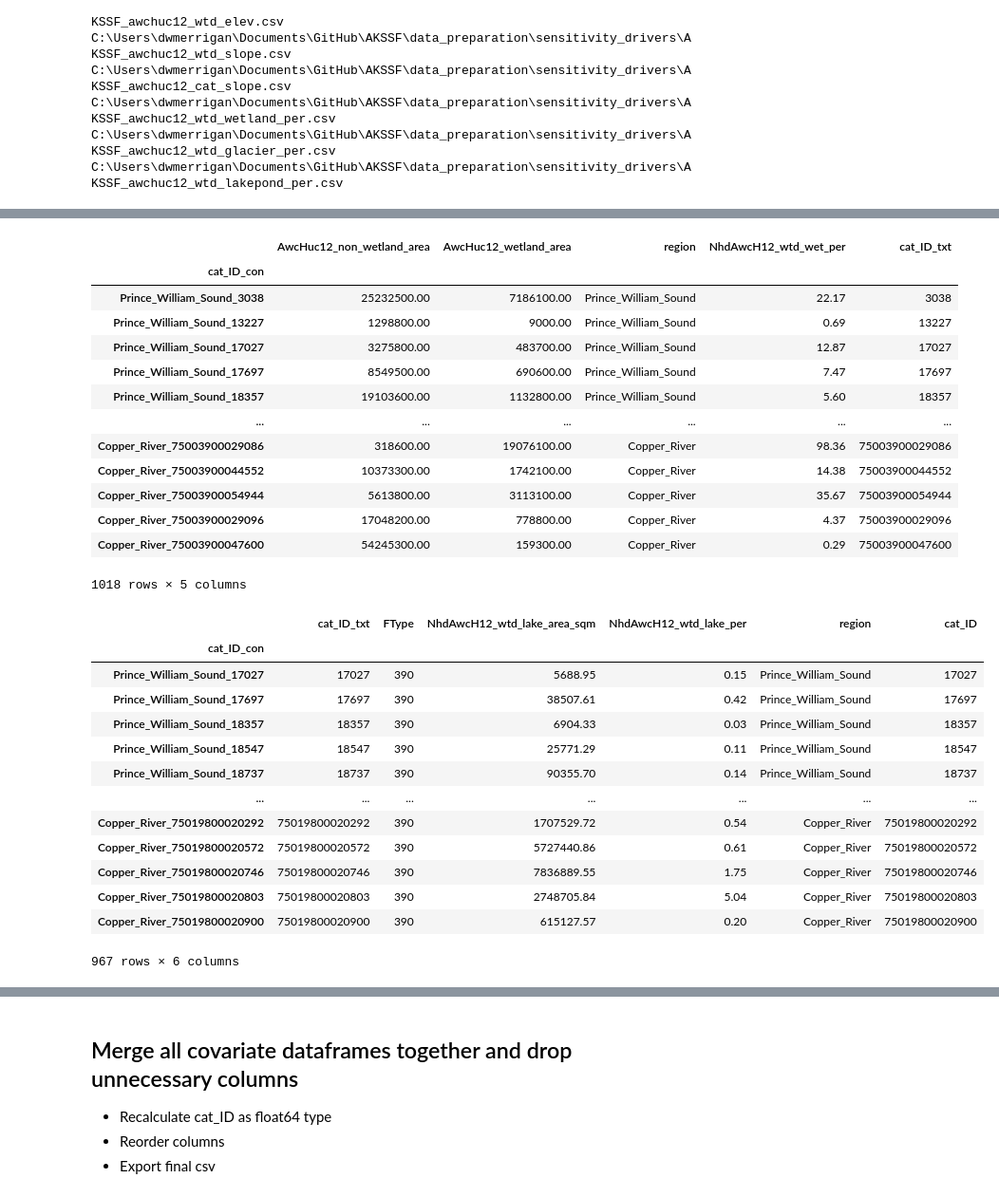
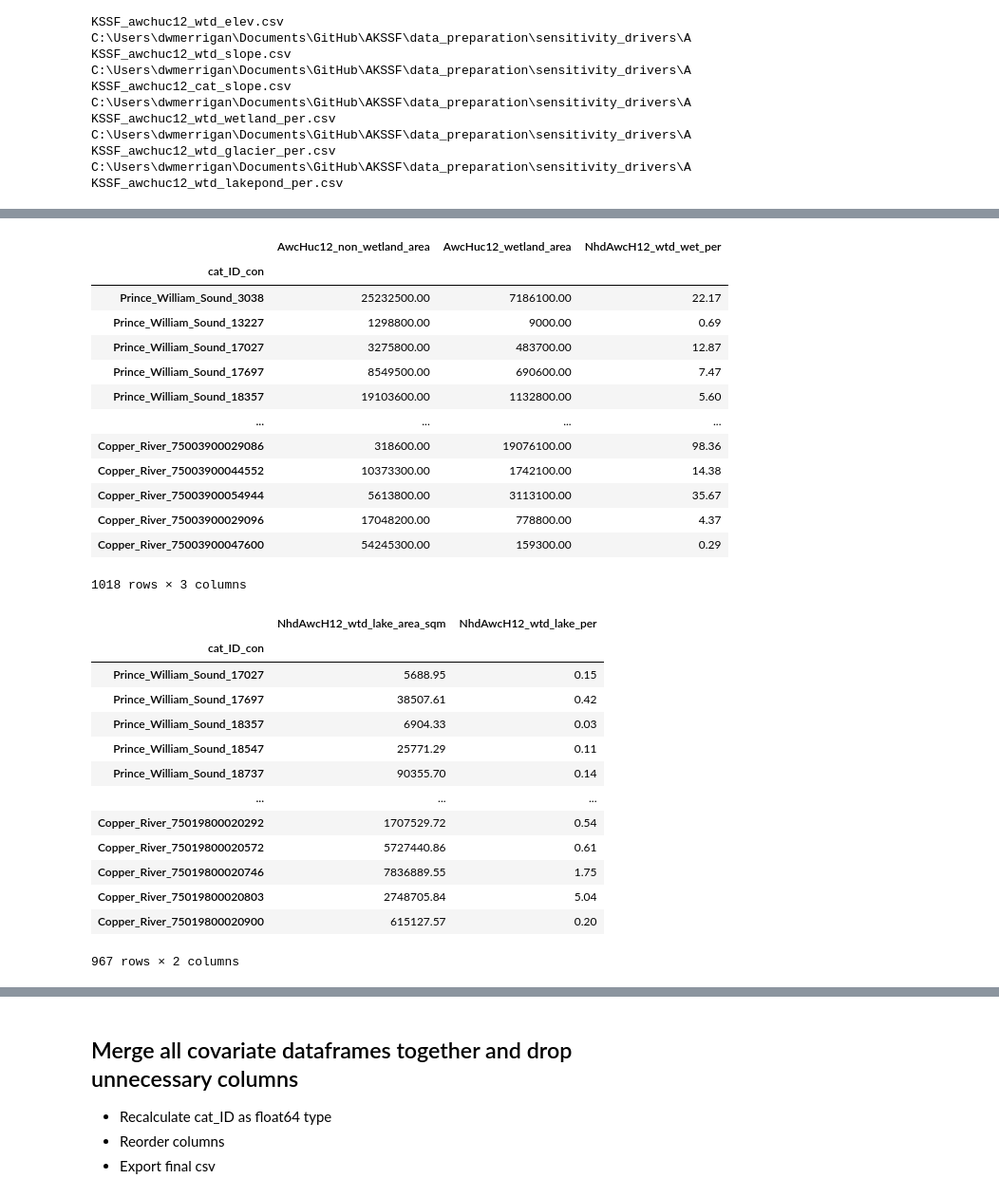
Before and after one commit to erinlarson/AKSSF, a Jupyter notebook: data_preparation/sensitivity_drivers/landcover/AKSSF_AWC_HUC12s_Covariates.ipynb, the cells around one changed output, grey strips where cells are left out. Shown at 95% size. Saved outputs shown, nothing was run; the diff lists cells and outputs as text; code cells hidden in the pictures.

```diff
--- a/data_preparation/sensitivity_drivers/landcover/AKSSF_AWC_HUC12s_Covariates.ipynb
+++ b/data_preparation/sensitivity_drivers/landcover/AKSSF_AWC_HUC12s_Covariates.ipynb
@@ -2251,7 +2261,7 @@ for field in arcpy.ListFields(wtd_elev):
     wtd_field_list.append(field.name)
 wtd_elev_arr = arcpy.da.TableToNumPyArray(wtd_elev,wtd_field_list)
 wtd_df = pd.DataFrame(wtd_elev_arr)
-wtd_df = wtd_df.drop(["OBJECTID"],axis=1)
+wtd_df = wtd_df.drop(["OBJECTID","NHDPlusID","cat_ID","region", "cat_ID_txt"],axis=1)
 wtd_df = wtd_df.set_index('cat_ID_con')
 dfs.append(wtd_df)
 wtd_df
@@ -2278,7 +2288,7 @@ for field in arcpy.ListFields(wtd_slope):
     wtd_sl_field_list.append(field.name)
 wtd_sl_arr = arcpy.da.TableToNumPyArray(wtd_slope, wtd_sl_field_list)
 wtd_sl_df = pd.DataFrame(wtd_sl_arr)
-wtd_sl_df = wtd_sl_df.drop(["OBJECTID"],axis=1)
+wtd_sl_df = wtd_sl_df.drop(["OBJECTID","NHDPlusID","cat_ID","region","cat_ID","cat_ID_txt","NHDPlusID"],axis=1)
 wtd_sl_df = wtd_sl_df.set_index('cat_ID_con')
 dfs.append(wtd_sl_df)
 wtd_sl_df
@@ -2305,7 +2315,7 @@ for field in arcpy.ListFields(wtd_per_north):
     wtd_n_field_list.append(field.name)
 wtd_n_arr = arcpy.da.TableToNumPyArray(wtd_per_north,wtd_n_field_list)
 wtd_n_df = pd.DataFrame(wtd_n_arr)
-wtd_n_df = wtd_n_df.drop("OBJECTID",axis=1)
+wtd_n_df = wtd_n_df.drop(["OBJECTID","region","cat_ID_txt"],axis=1)
 wtd_n_df = wtd_n_df.set_index('cat_ID_con')
 dfs.append(wtd_n_df)
 wtd_n_df
@@ -2332,52 +2342,52 @@ for field in arcpy.ListFields(wtd_wet):
     wtd_wet_field_list.append(field.name)
 wtd_wet_arr = arcpy.da.TableToNumPyArray(wtd_wet,wtd_wet_field_list)
 wtd_wet_df = pd.DataFrame(wtd_wet_arr)
-wtd_wet_df = wtd_wet_df.drop("OBJECTID",axis=1)
+wtd_wet_df = wtd_wet_df.drop(["OBJECTID","region","cat_ID_txt"],axis=1)
 wtd_wet_df = wtd_wet_df.set_index('cat_ID_con')
 dfs.append(wtd_wet_df)
 wtd_wet_df
 # %% [output]
-|  | AwcHuc12_non_wetland_area | AwcHuc12_wetland_area | region | NhdAwcH12_wtd_wet_per | cat_ID_txt |
-| cat_ID_con |  |  |  |  |  |
-| Prince_William_Sound_3038 | 25232500.00 | 7186100.00 | Prince_William_Sound | 22.17 | 3038 |
-| Prince_William_Sound_13227 | 1298800.00 | 9000.00 | Prince_William_Sound | 0.69 | 13227 |
-| Prince_William_Sound_17027 | 3275800.00 | 483700.00 | Prince_William_Sound | 12.87 | 17027 |
-| Prince_William_Sound_17697 | 8549500.00 | 690600.00 | Prince_William_Sound | 7.47 | 17697 |
-| Prince_William_Sound_18357 | 19103600.00 | 1132800.00 | Prince_William_Sound | 5.60 | 18357 |
-| ... | ... | ... | ... | ... | ... |
-| Copper_River_75003900029086 | 318600.00 | 19076100.00 | Copper_River | 98.36 | 75003900029086 |
-| Copper_River_75003900044552 | 10373300.00 | 1742100.00 | Copper_River | 14.38 | 75003900044552 |
-| Copper_River_75003900054944 | 5613800.00 | 3113100.00 | Copper_River | 35.67 | 75003900054944 |
-| Copper_River_75003900029096 | 17048200.00 | 778800.00 | Copper_River | 4.37 | 75003900029096 |
-| Copper_River_75003900047600 | 54245300.00 | 159300.00 | Copper_River | 0.29 | 75003900047600 |
+|  | AwcHuc12_non_wetland_area | AwcHuc12_wetland_area | NhdAwcH12_wtd_wet_per |
+| cat_ID_con |  |  |  |
+| Prince_William_Sound_3038 | 25232500.00 | 7186100.00 | 22.17 |
+| Prince_William_Sound_13227 | 1298800.00 | 9000.00 | 0.69 |
+| Prince_William_Sound_17027 | 3275800.00 | 483700.00 | 12.87 |
+| Prince_William_Sound_17697 | 8549500.00 | 690600.00 | 7.47 |
+| Prince_William_Sound_18357 | 19103600.00 | 1132800.00 | 5.60 |
+| ... | ... | ... | ... |
+| Copper_River_75003900029086 | 318600.00 | 19076100.00 | 98.36 |
+| Copper_River_75003900044552 | 10373300.00 | 1742100.00 | 14.38 |
+| Copper_River_75003900054944 | 5613800.00 | 3113100.00 | 35.67 |
+| Copper_River_75003900029096 | 17048200.00 | 778800.00 | 4.37 |
+| Copper_River_75003900047600 | 54245300.00 | 159300.00 | 0.29 |
-1018 rows × 5 columns
+1018 rows × 3 columns
 # %%
 # Make watershed lakes df
 wtd_lp_df = pd.DataFrame()
 wtd_lp_field_list = []
 for field in arcpy.ListFields(wtd_lp):
     wtd_lp_field_list.append(field.name)
 wtd_lp_arr = arcpy.da.TableToNumPyArray(wtd_lp, wtd_lp_field_list)
 wtd_lp_df = pd.DataFrame(wtd_lp_arr)
-wtd_lp_df = wtd_lp_df.drop("OBJECTID",axis=1)
+wtd_lp_df = wtd_lp_df.drop(["OBJECTID","region","cat_ID_txt","cat_ID","FType"],axis=1)
 wtd_lp_df = wtd_lp_df.set_index('cat_ID_con')
 dfs.append(wtd_lp_df)
 wtd_lp_df
 # %% [output]
-|  | cat_ID_txt | FType | NhdAwcH12_wtd_lake_area_sqm | NhdAwcH12_wtd_lake_per | region | cat_ID |
-| cat_ID_con |  |  |  |  |  |  |
-| Prince_William_Sound_17027 | 17027 | 390 | 5688.95 | 0.15 | Prince_William_Sound | 17027 |
-| Prince_William_Sound_17697 | 17697 | 390 | 38507.61 | 0.42 | Prince_William_Sound | 17697 |
-| Prince_William_Sound_18357 | 18357 | 390 | 6904.33 | 0.03 | Prince_William_Sound | 18357 |
-| Prince_William_Sound_18547 | 18547 | 390 | 25771.29 | 0.11 | Prince_William_Sound | 18547 |
-| Prince_William_Sound_18737 | 18737 | 390 | 90355.70 | 0.14 | Prince_William_Sound | 18737 |
-| ... | ... | ... | ... | ... | ... | ... |
-| Copper_River_75019800020292 | 75019800020292 | 390 | 1707529.72 | 0.54 | Copper_River | 75019800020292 |
-| Copper_River_75019800020572 | 75019800020572 | 390 | 5727440.86 | 0.61 | Copper_River | 75019800020572 |
-| Copper_River_75019800020746 | 75019800020746 | 390 | 7836889.55 | 1.75 | Copper_River | 75019800020746 |
-| Copper_River_75019800020803 | 75019800020803 | 390 | 2748705.84 | 5.04 | Copper_River | 75019800020803 |
-| Copper_River_75019800020900 | 75019800020900 | 390 | 615127.57 | 0.20 | Copper_River | 75019800020900 |
+|  | NhdAwcH12_wtd_lake_area_sqm | NhdAwcH12_wtd_lake_per |
+| cat_ID_con |  |  |
+| Prince_William_Sound_17027 | 5688.95 | 0.15 |
+| Prince_William_Sound_17697 | 38507.61 | 0.42 |
+| Prince_William_Sound_18357 | 6904.33 | 0.03 |
+| Prince_William_Sound_18547 | 25771.29 | 0.11 |
+| Prince_William_Sound_18737 | 90355.70 | 0.14 |
+| ... | ... | ... |
+| Copper_River_75019800020292 | 1707529.72 | 0.54 |
+| Copper_River_75019800020572 | 5727440.86 | 0.61 |
+| Copper_River_75019800020746 | 7836889.55 | 1.75 |
+| Copper_River_75019800020803 | 2748705.84 | 5.04 |
+| Copper_River_75019800020900 | 615127.57 | 0.20 |
-967 rows × 6 columns
+967 rows × 2 columns
 # %%
 # Make watershed glacier df
 wtd_glac_df = pd.DataFrame()
```
Also changed, not shown: parts of 12 cells of this notebook, 1 other file.
